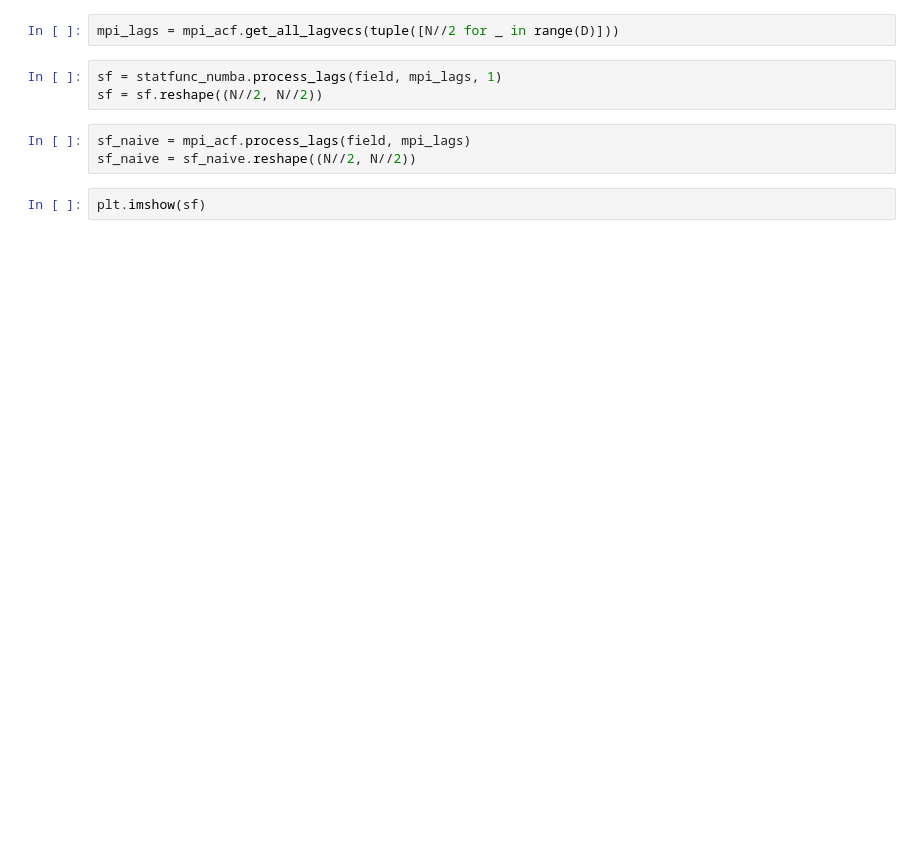
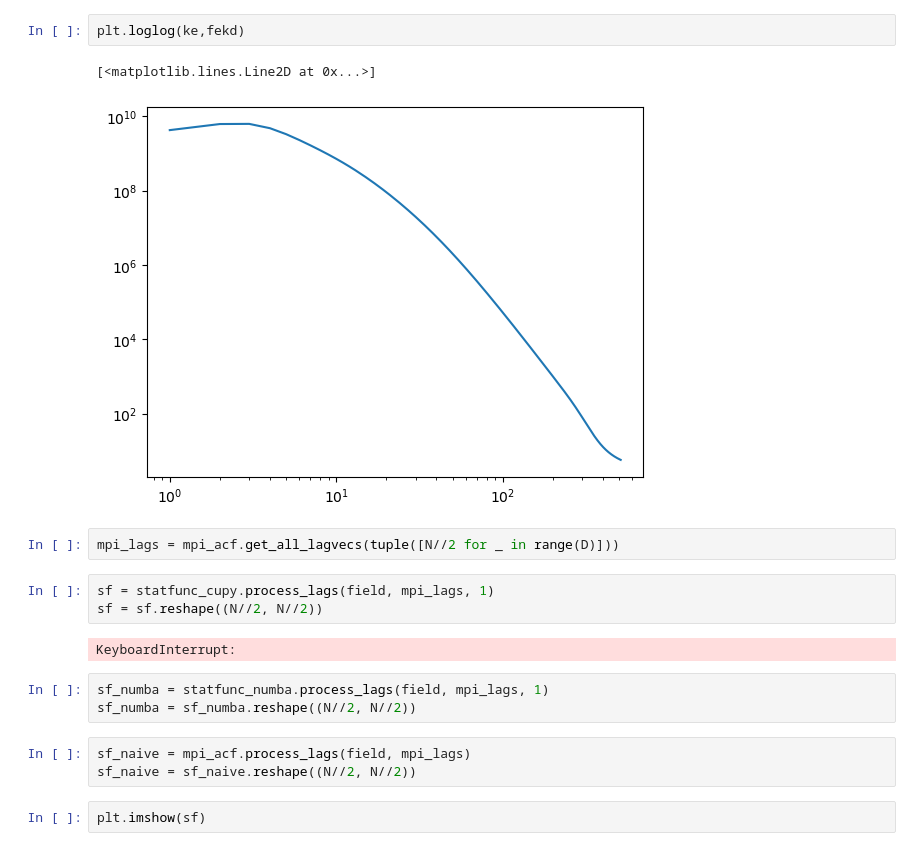
Before and after one commit to mab68/Kea, a Jupyter notebook: examples/test_numba_2d.ipynb, the cells around one changed output. Drawn from its saved outputs; the diff is of its cells as text; blank space fills up the shorter version.

```diff
--- a/examples/test_numba_2d.ipynb
+++ b/examples/test_numba_2d.ipynb
@@ -23,8 +26,18 @@ ax.imshow(field)
+# %%
+plt.loglog(ke,fekd)
+# %% [output]
+[<matplotlib.lines.Line2D at 0x...>]
+[figure, added]
 # %%
 mpi_lags = mpi_acf.get_all_lagvecs(tuple([N//2 for _ in range(D)]))
 # %%
-sf = statfunc_numba.process_lags(field, mpi_lags, 1)
+sf = statfunc_cupy.process_lags(field, mpi_lags, 1)
 sf = sf.reshape((N//2, N//2))
+# %% [output]
+KeyboardInterrupt:
+# %%
+sf_numba = statfunc_numba.process_lags(field, mpi_lags, 1)
+sf_numba = sf_numba.reshape((N//2, N//2))
 # %%
 sf_naive = mpi_acf.process_lags(field, mpi_lags)
 sf_naive = sf_naive.reshape((N//2, N//2))
```
Also changed, not shown: parts of 8 cells of this notebook, 13 other files.
